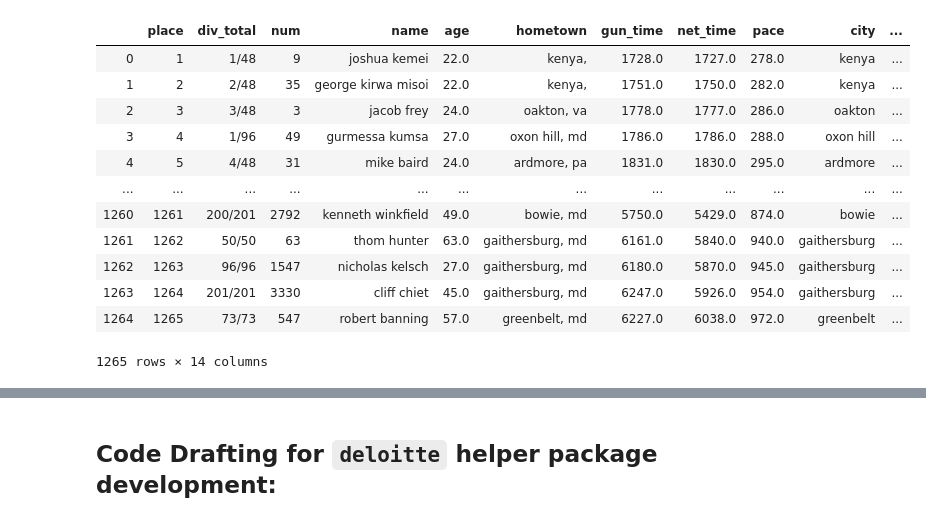
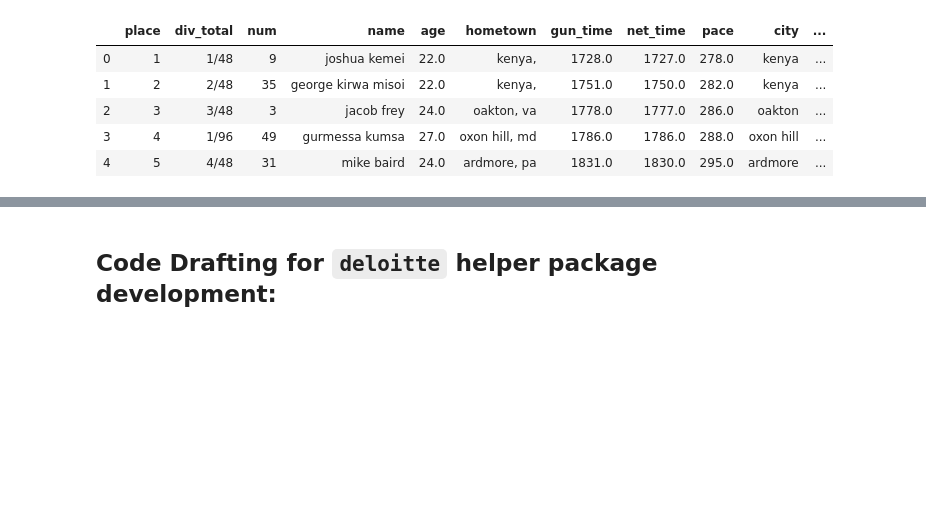
Before and after one commit to fabelperez/DataScienceCapstoneRepo, a Jupyter notebook: deloitte_data_exer.ipynb, the cells around one changed output, grey strips where cells are left out. Cells and saved outputs as stored; diff of their text form; code cells hidden in the pictures; blank space fills up the shorter version.

```diff
--- a/deloitte_data_exer.ipynb
+++ b/deloitte_data_exer.ipynb
@@ -23,20 +16,13 @@ data.f_df
 # %%
 data.file_path = "MA_Exer_PikesPeak_Males.txt"
 data.clean_data()
-data.m_df
+data.m_df.head()
 # %% [output]
 |  | place | div_total | num | name | age | hometown | gun_time | net_time | pace | city | ... |
 | 0 | 1 | 1/48 | 9 | joshua kemei | 22.0 | kenya, | 1728.0 | 1727.0 | 278.0 | kenya | ... |
 | 1 | 2 | 2/48 | 35 | george kirwa misoi | 22.0 | kenya, | 1751.0 | 1750.0 | 282.0 | kenya | ... |
 | 2 | 3 | 3/48 | 3 | jacob frey | 24.0 | oakton, va | 1778.0 | 1777.0 | 286.0 | oakton | ... |
 | 3 | 4 | 1/96 | 49 | gurmessa kumsa | 27.0 | oxon hill, md | 1786.0 | 1786.0 | 288.0 | oxon hill | ... |
 | 4 | 5 | 4/48 | 31 | mike baird | 24.0 | ardmore, pa | 1831.0 | 1830.0 | 295.0 | ardmore | ... |
-| ... | ... | ... | ... | ... | ... | ... | ... | ... | ... | ... | ... |
-| 1260 | 1261 | 200/201 | 2792 | kenneth winkfield | 49.0 | bowie, md | 5750.0 | 5429.0 | 874.0 | bowie | ... |
-| 1261 | 1262 | 50/50 | 63 | thom hunter | 63.0 | gaithersburg, md | 6161.0 | 5840.0 | 940.0 | gaithersburg | ... |
-| 1262 | 1263 | 96/96 | 1547 | nicholas kelsch | 27.0 | gaithersburg, md | 6180.0 | 5870.0 | 945.0 | gaithersburg | ... |
-| 1263 | 1264 | 201/201 | 3330 | cliff chiet | 45.0 | gaithersburg, md | 6247.0 | 5926.0 | 954.0 | gaithersburg | ... |
-| 1264 | 1265 | 73/73 | 547 | robert banning | 57.0 | greenbelt, md | 6227.0 | 6038.0 | 972.0 | greenbelt | ... |
-1265 rows × 14 columns
 # %%
 data.combine()
```
Also changed, not shown: parts of 22 cells of this notebook, 1 other file.
